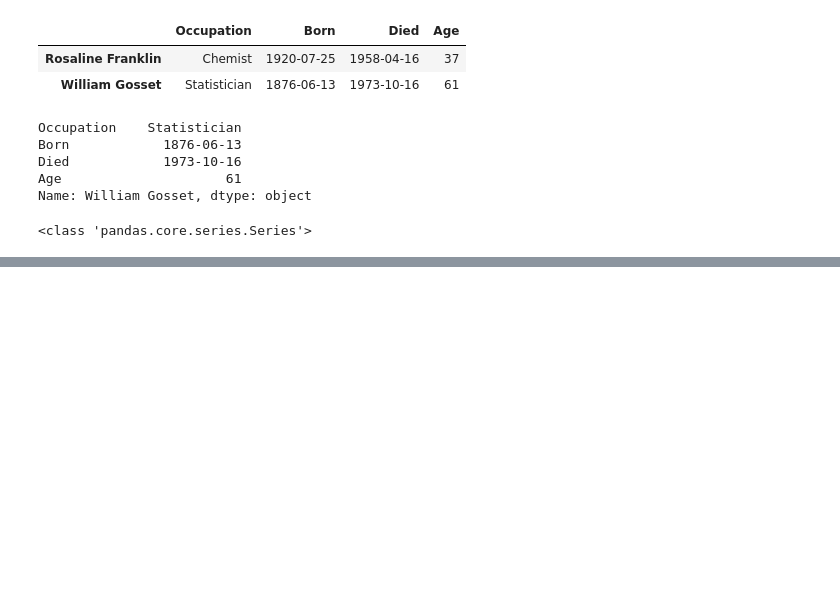
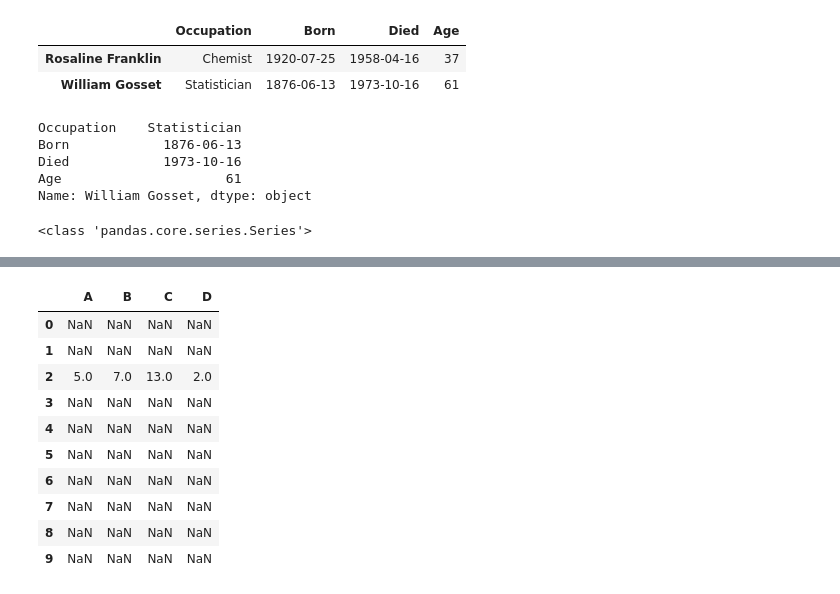
Before and after one commit to countifs/fork-doit_pandas, a Jupyter notebook: practice/03. 판다스 데이터프레임과 시리즈.ipynb, the cells around one changed output, grey strips where cells are left out. Drawn from its saved outputs; the diff is of its cells as text; code cells hidden in the pictures; blank space fills up the shorter version.

```diff
--- a/practice/03. 판다스 데이터프레임과 시리즈.ipynb
+++ b/practice/03. 판다스 데이터프레임과 시리즈.ipynb
@@ -196,0 +903,14 @@ print(type(first_row))
+# %%
+df.where(df['A']==5)
+# %% [output]
+|  | A | B | C | D |
+| 0 | NaN | NaN | NaN | NaN |
+| 1 | NaN | NaN | NaN | NaN |
+| 2 | 5.0 | 7.0 | 13.0 | 2.0 |
+| 3 | NaN | NaN | NaN | NaN |
+| 4 | NaN | NaN | NaN | NaN |
+| 5 | NaN | NaN | NaN | NaN |
+| 6 | NaN | NaN | NaN | NaN |
+| 7 | NaN | NaN | NaN | NaN |
+| 8 | NaN | NaN | NaN | NaN |
+| 9 | NaN | NaN | NaN | NaN |
```
Also changed, not shown: parts of 115 cells of this notebook, 3 other files.
